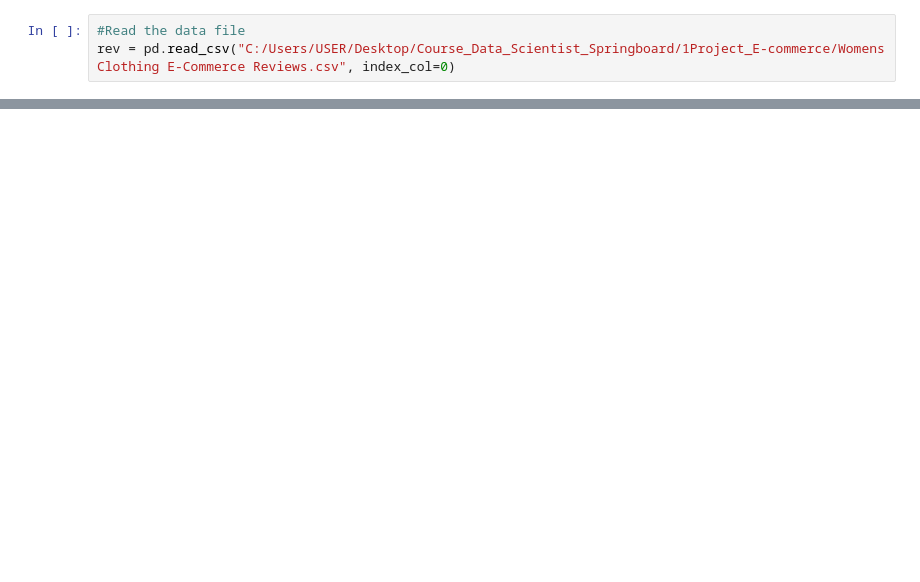
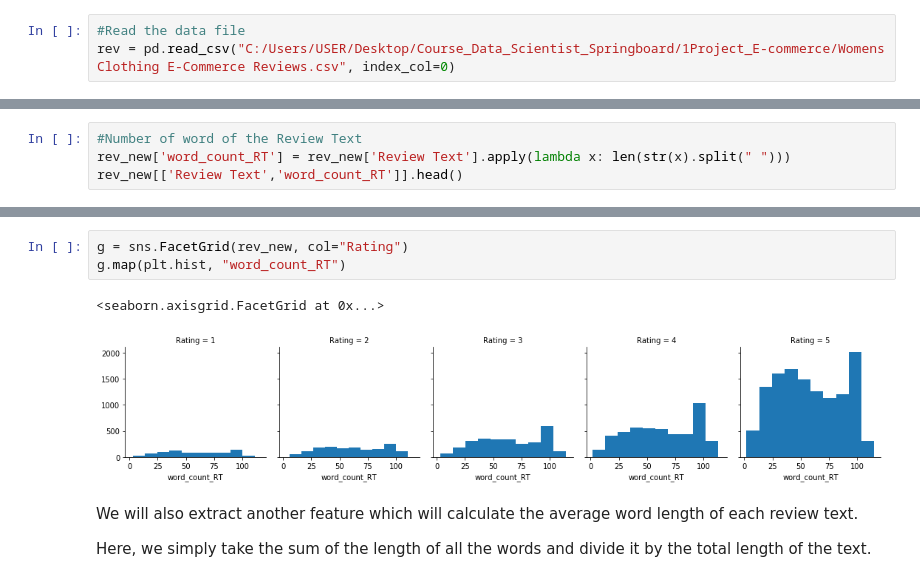
Before and after one commit to LisaB83/Analysis-on-e-commerce-reviews, a Jupyter notebook: Capstone_Project_NLP.ipynb, the cells around one changed output, grey strips where cells are left out. Saved outputs shown, nothing was run; the diff lists cells and outputs as text; blank space fills up the shorter version.

```diff
--- a/Capstone_Project_NLP.ipynb
+++ b/Capstone_Project_NLP.ipynb
@@ -367,0 +77,4 @@ tf1
+# %%
+#Number of word of the Review Text
+rev_new['word_count_RT'] = rev_new['Review Text'].apply(lambda x: len(str(x).split(" ")))
+rev_new[['Review Text','word_count_RT']].head()
@@ -367,0 +92,10 @@ tf1
+# %%
+g = sns.FacetGrid(rev_new, col="Rating")
+g.map(plt.hist, "word_count_RT")
+# %% [output]
+<seaborn.axisgrid.FacetGrid at 0x...>
+[figure, added]
+# %% [markdown]
+We will also extract another feature which will calculate the average word length of each review text.
+
+Here, we simply take the sum of the length of all the words and divide it by the total length of the text.
```
Also changed, not shown: parts of 85 cells of this notebook.
